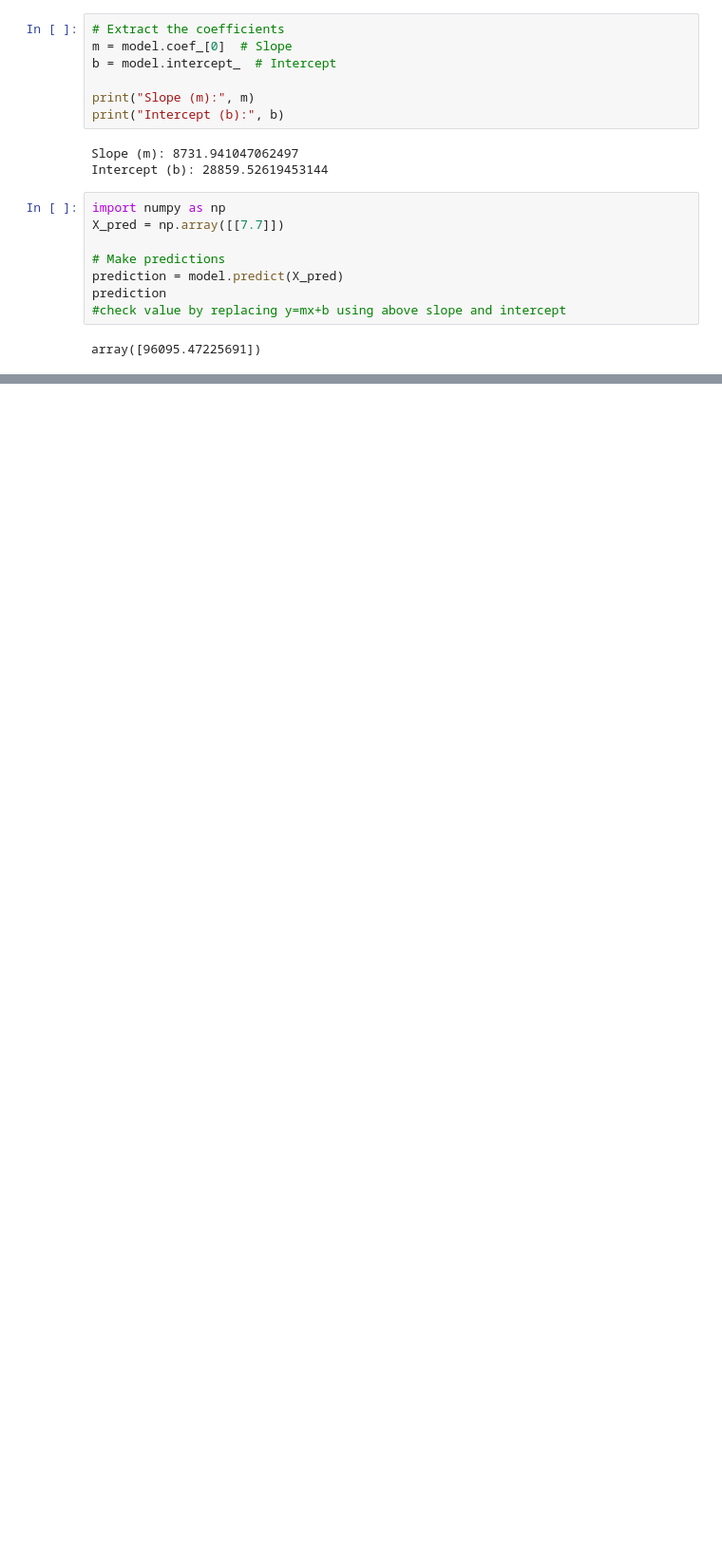
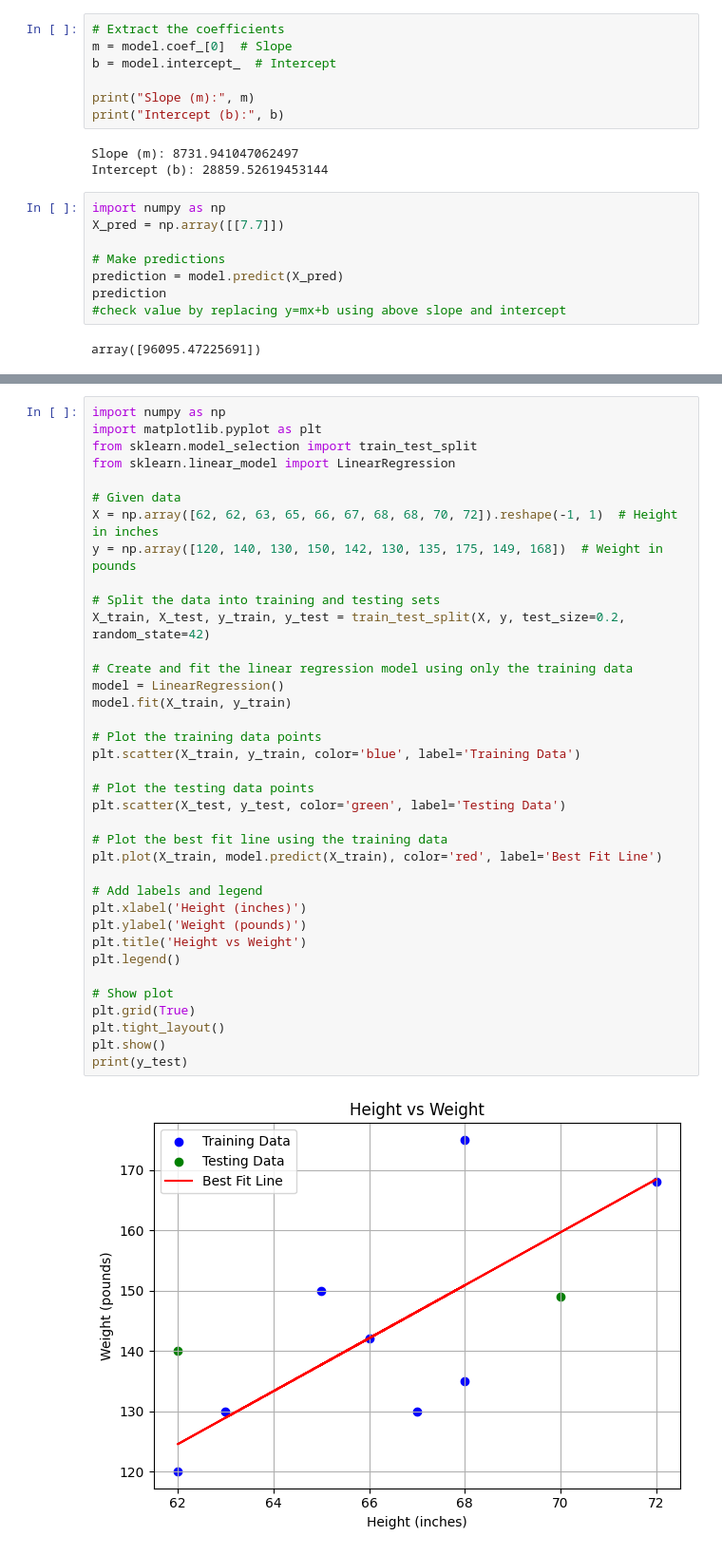
Before and after one commit to anuradha-datascience/machine-learning, a Jupyter notebook: MachineLearningforBeginners_Part_1_Linear_Regression.ipynb, the cells around one changed output, grey strips where cells are left out. Shown: that part at 95% size. Drawn from its saved outputs; the diff is of its cells as text; blank space fills up the shorter version.

```diff
--- a/MachineLearningforBeginners_Part_1_Linear_Regression.ipynb
+++ b/MachineLearningforBeginners_Part_1_Linear_Regression.ipynb
@@ -213,0 +305,39 @@ array([96095.47225691])
+# %%
+import numpy as np
+import matplotlib.pyplot as plt
+from sklearn.model_selection import train_test_split
+from sklearn.linear_model import LinearRegression
+
+# Given data
+X = np.array([62, 62, 63, 65, 66, 67, 68, 68, 70, 72]).reshape(-1, 1)  # Height in inches
+y = np.array([120, 140, 130, 150, 142, 130, 135, 175, 149, 168])  # Weight in pounds
+
+# Split the data into training and testing sets
+X_train, X_test, y_train, y_test = train_test_split(X, y, test_size=0.2, random_state=42)
+
+# Create and fit the linear regression model using only the training data
+model = LinearRegression()
+model.fit(X_train, y_train)
+
+# Plot the training data points
+plt.scatter(X_train, y_train, color='blue', label='Training Data')
+
+# Plot the testing data points
+plt.scatter(X_test, y_test, color='green', label='Testing Data')
+
+# Plot the best fit line using the training data
+plt.plot(X_train, model.predict(X_train), color='red', label='Best Fit Line')
+
+# Add labels and legend
+plt.xlabel('Height (inches)')
+plt.ylabel('Weight (pounds)')
+plt.title('Height vs Weight')
+plt.legend()
+
+# Show plot
+plt.grid(True)
+plt.tight_layout()
+plt.show()
+print(y_test)
+# %% [output]
+[figure, added]
```
Also changed, not shown: parts of 19 cells of this notebook.
